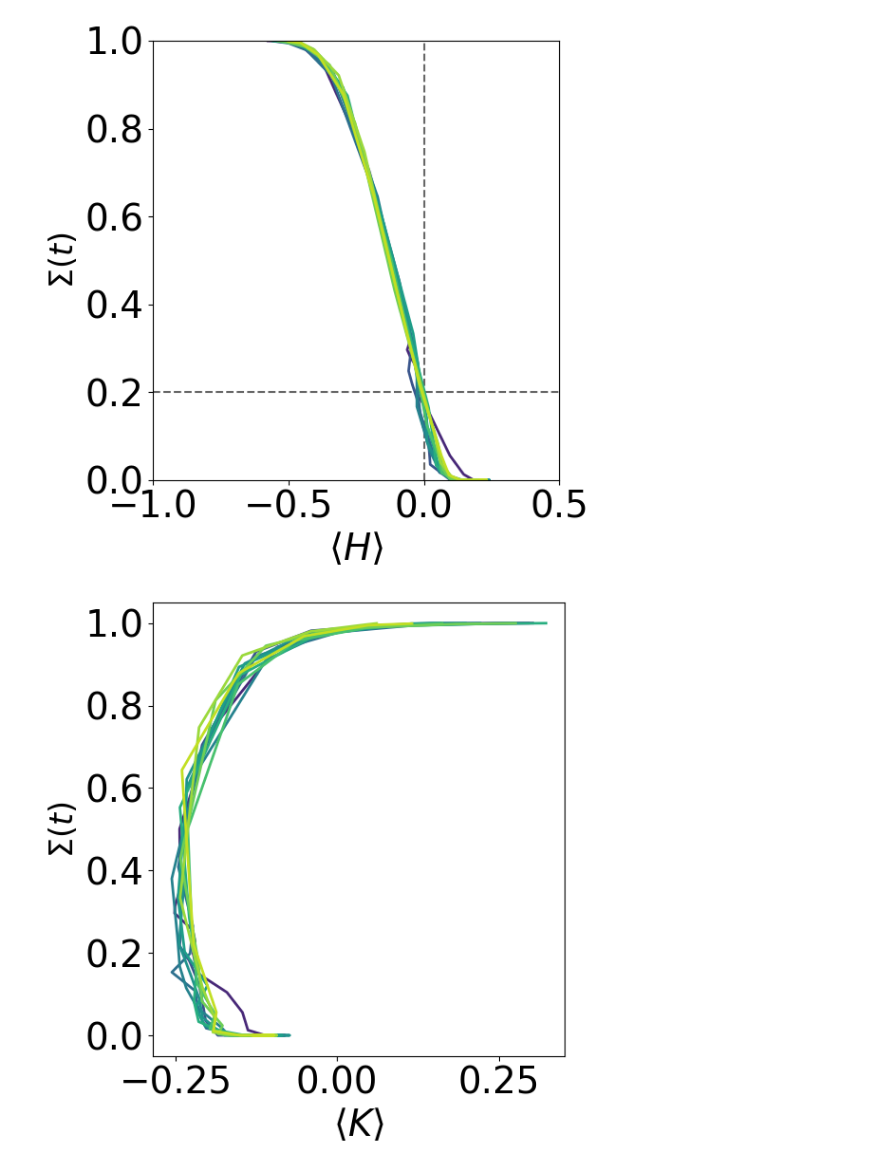
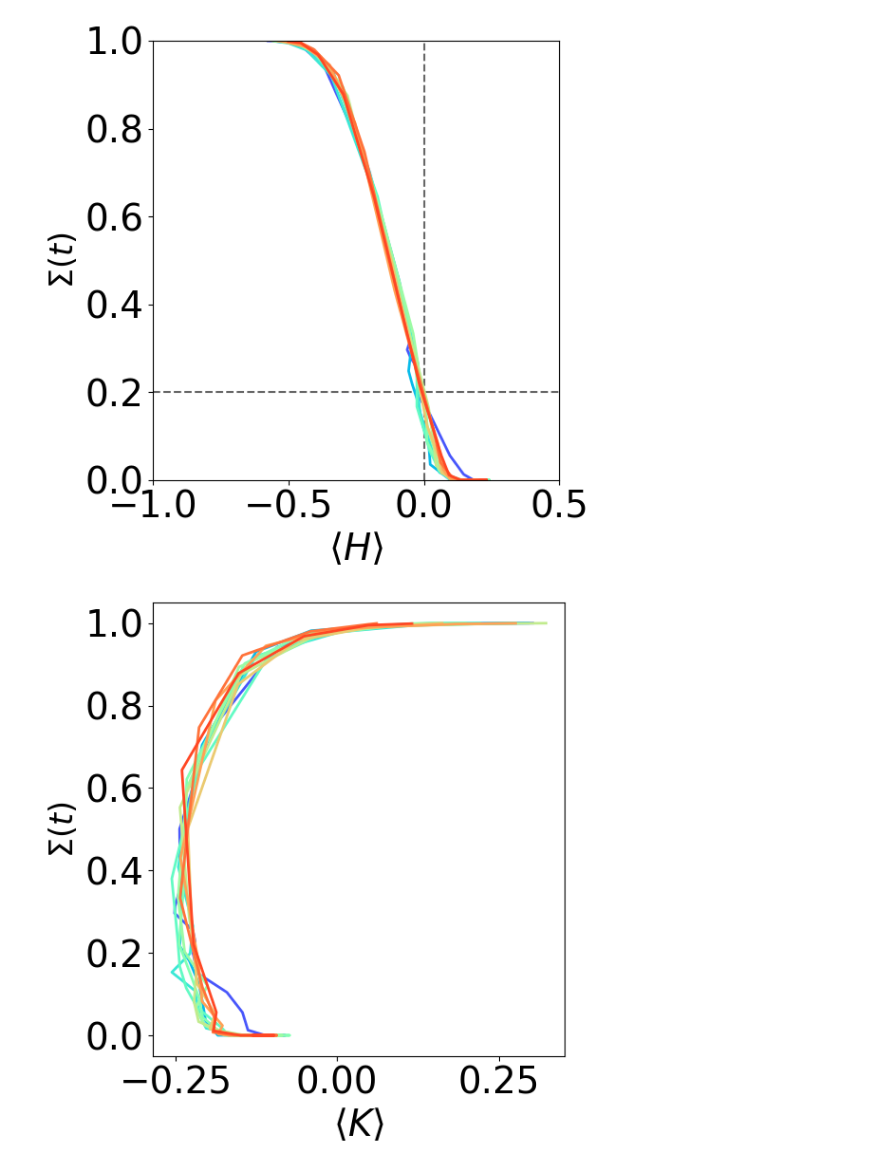
Before and after one commit to ch-tung/bicontinuous_tauM, a Jupyter notebook: rho_1.2/spatial_correlation/plot_curvature_scaled.ipynb, the cells around one changed output. Drawn from its saved outputs; the diff is of its cells as text; code cells hidden in the pictures.

```diff
--- a/rho_1.2/spatial_correlation/plot_curvature_scaled.ipynb
+++ b/rho_1.2/spatial_correlation/plot_curvature_scaled.ipynb
@@ -13,9 +13,10 @@ mean_MC_T = curvature_10['mean_MC_T']
 mean_GC_T = curvature_10['mean_GC_T']
 # %%
 # Figures
+color_rainbow = plt.cm.rainbow(np.linspace(0,1,100))[::-1]
 color_viridis = plt.cm.viridis(np.linspace(0,1,100))[::-1]
 index_color = np.round(0.44 / Temperature * 100).astype(int)
-color_order = color_viridis[index_color]
+color_order = color_rainbow[index_color]
 
 # fig, ax1 = plt.subplots()
 fig = plt.figure(figsize=(6,6))
@@ -97,9 +98,8 @@ C_c_interp = Sigma_interp['C_c_interp']
 # %%
 # Figures_H
 # linecolor
-color_viridis = plt.cm.viridis(np.linspace(0,1,100))[::-1]
 index_color = np.round(0.44 / Temperature * 100).astype(int)
-color_order = color_viridis[index_color]
+color_order = color_rainbow[index_color]
 
 fig1, ax1 = plt.subplots()
 ax1.set_prop_cycle(color=color_order)
@@ -115,36 +115,32 @@ for i in range(len(Temperature)):
 
 ax1.set_ylim([0, 1])
 ax1.set_xlim([-1, 0.5])
 
 ax1.set_xlabel(r'$\langle H\rangle$', fontsize=28)
 ax1.set_ylabel(r'$\Sigma(t)$', fontsize=24)
 
 ax1.tick_params(axis='both', which='major', labelsize=28)
 
 fig1.set_size_inches(6, 6, forward=True)
 fig1.tight_layout()
 
 # Figures_K
-# linecolor
-color_viridis = plt.cm.viridis(np.linspace(0,1,100))[::-1]
-index_color = np.round(0.44 / Temperature * 100).astype(int)
-color_order = color_viridis[index_color]
 
 fig2, ax2 = plt.subplots()
 ax2.set_prop_cycle(color=color_order)
 
 for i in range(len(Temperature)):
     ax2.plot(mean_GC_T[:,i], C_c_interp[:,i], color=color_order[i], linewidth=2)
 
 ax2.set_xlabel(r'$\langle K\rangle$', fontsize=28)
 ax2.set_ylabel(r'$\Sigma(t)$', fontsize=24)
 
 ax2.tick_params(axis='both', which='major', labelsize=28)
 
 fig2.set_size_inches(6, 6, forward=True)
 fig2.tight_layout()
 
 plt.show()
 # %% [output]
-[figure, old version]
+[figure, new version]
-[figure, old version]
+[figure, new version]
```
Also changed, not shown: parts of 1 cell of this notebook.
